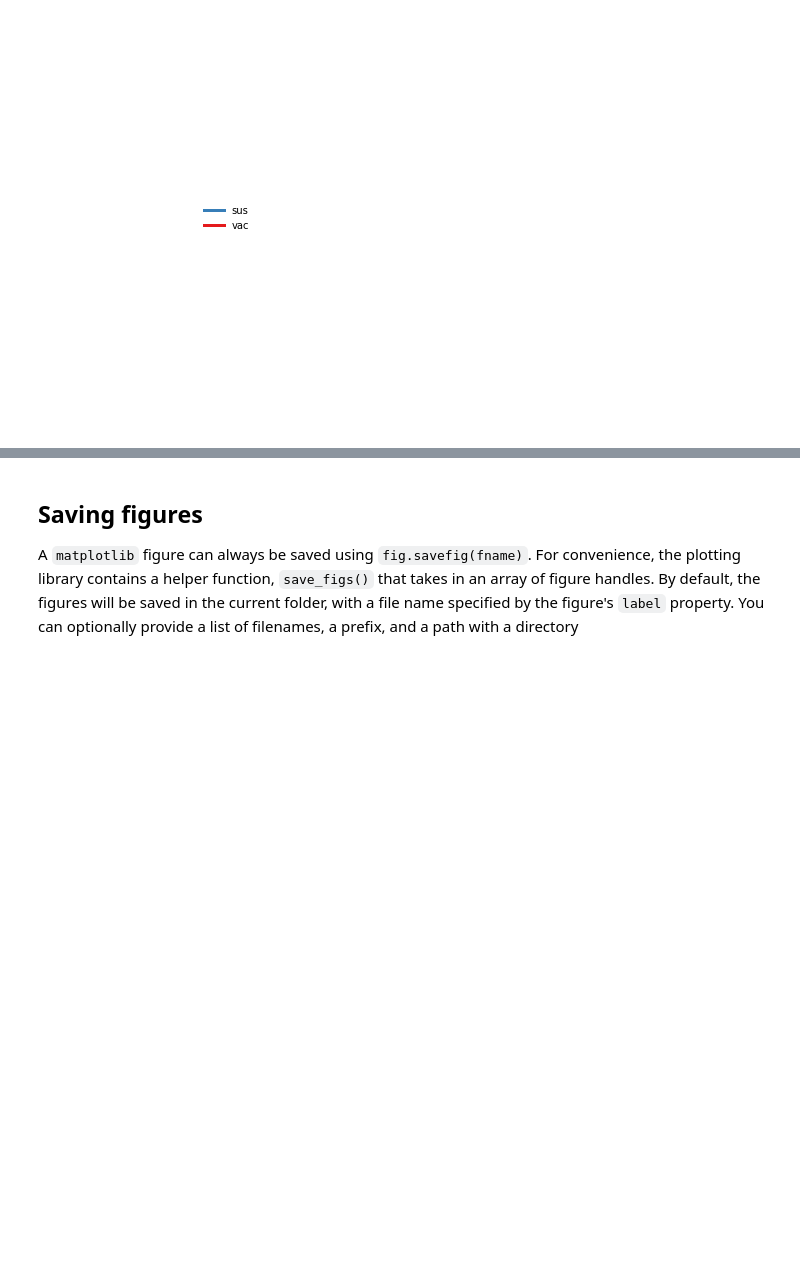
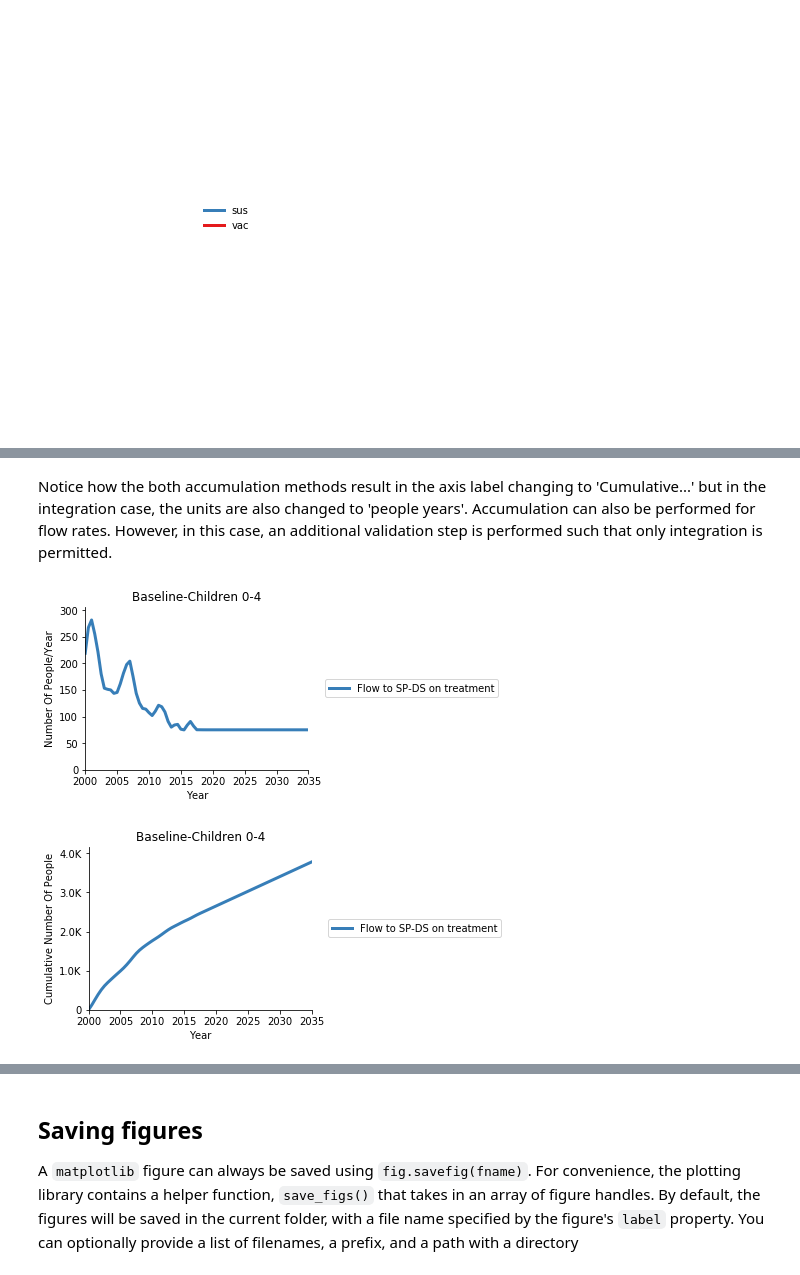
Before and after one commit to atomicateam/atomica, a Jupyter notebook: doc/Plotting.ipynb, the cells around one changed output, grey strips where cells are left out. Saved outputs shown, nothing was run; the diff lists cells and outputs as text; code cells hidden in the pictures; blank space fills up the shorter version.

Commit message:
Added integration

```diff
--- a/doc/Plotting.ipynb
+++ b/doc/Plotting.ipynb
@@ -654,0 +671,10 @@ figs = au.plot_series(d,legend_mode='separate')
+# %% [markdown]
+Notice how the both accumulation methods result in the axis label changing to 'Cumulative...' but in the integration case, the units are also changed to 'people years'. Accumulation can also be performed for flow rates. However, in this case, an additional validation step is performed such that only integration is permitted.
+# %%
+d = au.PlotData(par_results,pops=['0-4'],outputs=':spdt',project=proj)
+au.plot_series(d);
+d = au.PlotData(par_results,pops=['0-4'],outputs=':spdt',project=proj,accumulate='integrate')
+au.plot_series(d);
+# %% [output]
+[figure, added]
+[figure, added]
```
Also changed, not shown: parts of 43 cells of this notebook, 24 other files.
